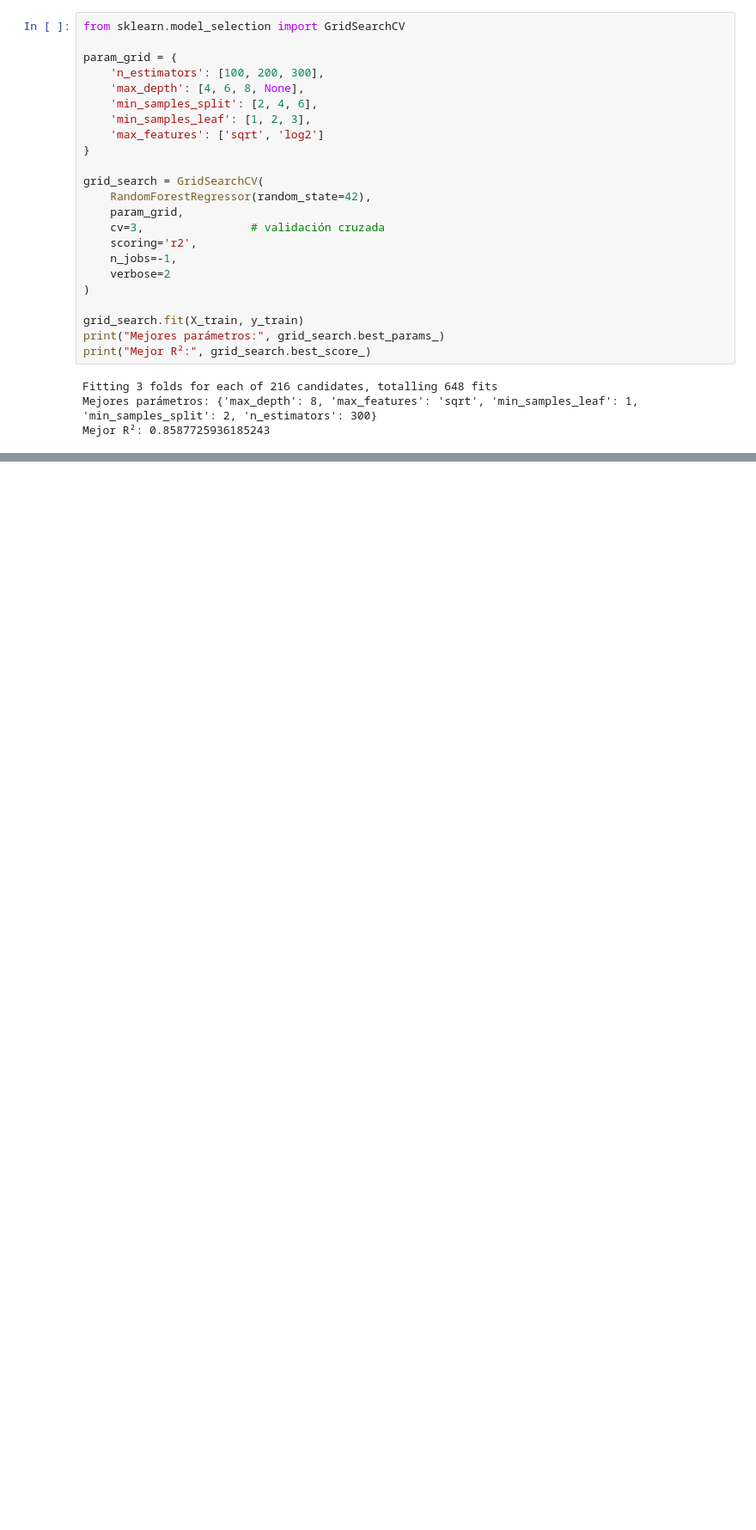
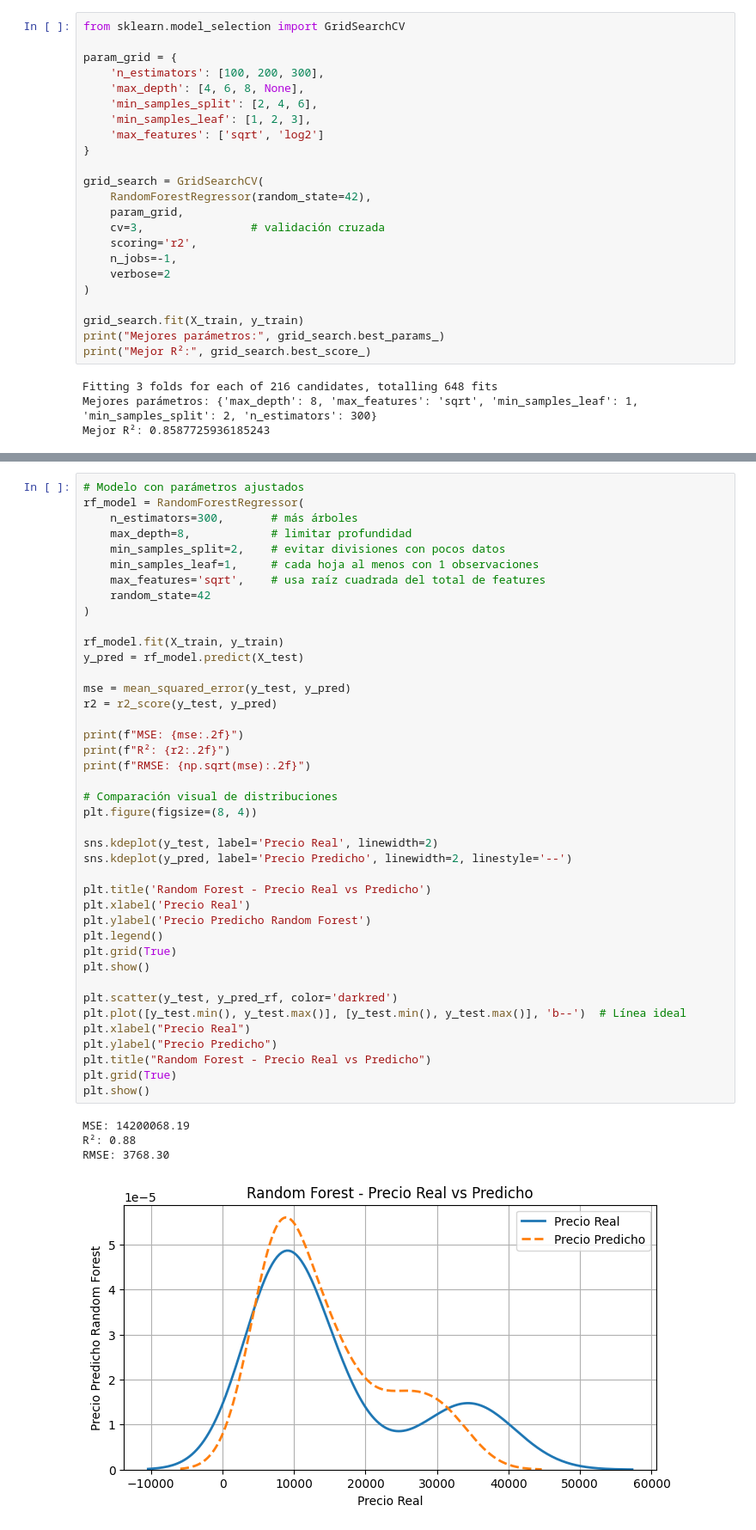
Before and after one commit to Jose-Gabriel-Rodriguez/MachineLearning, a Jupyter notebook: Unidad2/4_Random_Forest_Regresion_Automobile.ipynb, the cells around one changed output, grey strips where cells are left out. Shown at 86% size. Cells and saved outputs as stored; diff of their text form; blank space fills up the shorter version.

```diff
--- a/Unidad2/4_Random_Forest_Regresion_Automobile.ipynb
+++ b/Unidad2/4_Random_Forest_Regresion_Automobile.ipynb
@@ -241,0 +308,46 @@ Mejor R²: 0.8587725936185243
+# %%
+# Modelo con parámetros ajustados
+rf_model = RandomForestRegressor(
+    n_estimators=300,       # más árboles
+    max_depth=8,            # limitar profundidad
+    min_samples_split=2,    # evitar divisiones con pocos datos
+    min_samples_leaf=1,     # cada hoja al menos con 1 observaciones
+    max_features='sqrt',    # usa raíz cuadrada del total de features
+    random_state=42
+)
+
+rf_model.fit(X_train, y_train)
+y_pred = rf_model.predict(X_test)
+
+mse = mean_squared_error(y_test, y_pred)
+r2 = r2_score(y_test, y_pred)
+
+print(f"MSE: {mse:.2f}")
+print(f"R²: {r2:.2f}")
+print(f"RMSE: {np.sqrt(mse):.2f}")
+
+# Comparación visual de distribuciones
+plt.figure(figsize=(8, 4))
+
+sns.kdeplot(y_test, label='Precio Real', linewidth=2)
+sns.kdeplot(y_pred, label='Precio Predicho', linewidth=2, linestyle='--')
+
+plt.title('Random Forest - Precio Real vs Predicho')
+plt.xlabel('Precio Real')
+plt.ylabel('Precio Predicho Random Forest')
+plt.legend()
+plt.grid(True)
+plt.show()
+
+plt.scatter(y_test, y_pred_rf, color='darkred')
+plt.plot([y_test.min(), y_test.max()], [y_test.min(), y_test.max()], 'b--')  # Línea ideal
+plt.xlabel("Precio Real")
+plt.ylabel("Precio Predicho")
+plt.title("Random Forest - Precio Real vs Predicho")
+plt.grid(True)
+plt.show()
+# %% [output]
+MSE: 14200068.19
+R²: 0.88
+RMSE: 3768.30
+[figure, added]
```
Also changed, not shown: parts of 11 cells of this notebook.
